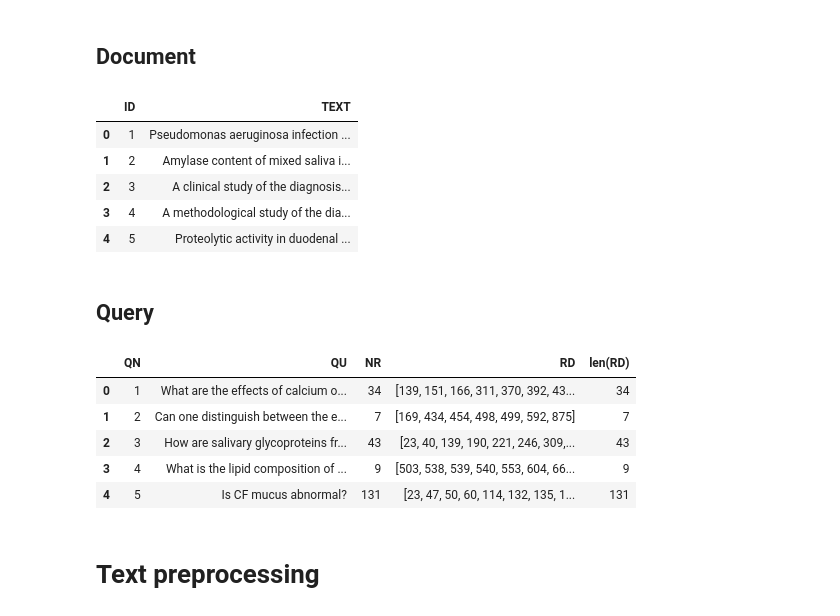
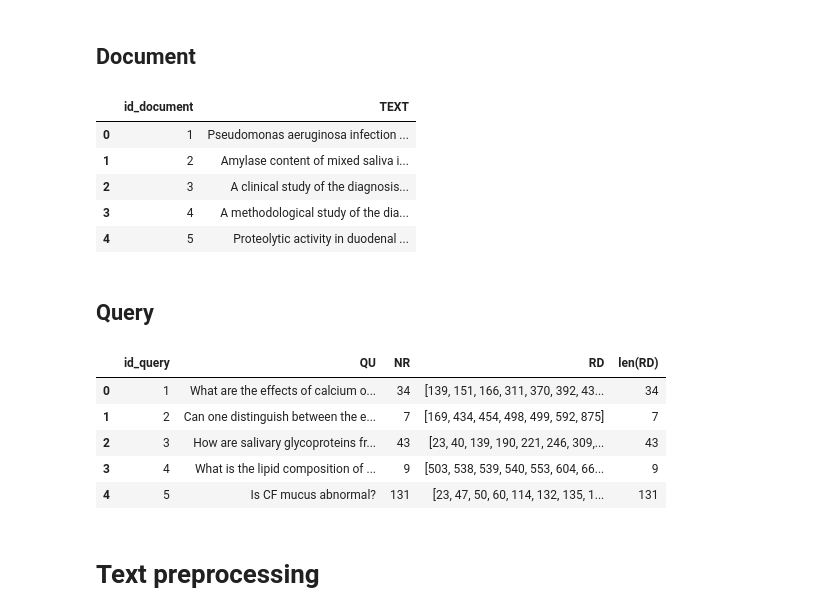
Before and after one commit to AnnaPaulaFigueiredo/INFORMATION-RETRIEVAL-TP1, a Jupyter notebook: code/analysis.ipynb, the cells around one changed output. Cells and saved outputs as stored; diff of their text form; code cells hidden in the pictures.

```diff
--- a/code/analysis.ipynb
+++ b/code/analysis.ipynb
@@ -83,36 +83,36 @@ def extract_informations(filename):
                     id_actual = line.split()[1]
                 elif line.startswith(("TI", "MJ", "MN", "AB", "EX")) and id_actual:
                     information += line[3:].strip()
                     while True:
                         next_line = file.readline()
                         if not next_line or re.match(r'\b[A-Z]{2}\s', next_line):
                             break
                         information += " " + next_line.strip()
 
             # Adiciona a última informação ao dicionário
             if id_actual and information:
                 data[id_actual] = information
 
     except FileNotFoundError:
         print("File not founded.")
 
     return data
 
 # Dicionário para armazenar os data
 data_complete = {}
 
 # Extrai as informações de cada file
 for fn in fn_files:
     path_file = f"../data/{fn}"
     data = extract_informations(path_file)
 
     data_complete.update(data)
 
-df_data = pd.DataFrame(list(data_complete.items()), columns=['ID', 'TEXT'])
-df_data = df_data.astype({'ID': int})
+df_data = pd.DataFrame(list(data_complete.items()), columns=['id', 'TEXT']).rename(columns={'id':'id_document'})
+df_data = df_data.astype({'id_document': int})
 df_data.head()
 # %% [output]
-|  | ID | TEXT |
+|  | id_document | TEXT |
 | 0 | 1 | Pseudomonas aeruginosa infection ... |
 | 1 | 2 | Amylase content of mixed saliva i... |
 | 2 | 3 | A clinical study of the diagnosis... |
@@ -175,10 +175,10 @@ def read_file_query(file_path):
 
 # Lê o arquivo e cria o DataFrame
 df_query = read_file_query(f'../data/{fn_queries}')
-df_query = df_query.astype({'QN': int})
+df_query = df_query.rename(columns={'QN':'id_query'}).astype({'id_query': int})
 df_query.head()
 # %% [output]
-|  | QN | QU | NR | RD | len(RD) |
+|  | id_query | QU | NR | RD | len(RD) |
 | 0 | 1 | What are the effects of calcium o... | 34 | [139, 151, 166, 311, 370, 392, 43... | 34 |
 | 1 | 2 | Can one distinguish between the e... | 7 | [169, 434, 454, 498, 499, 592, 875] | 7 |
 | 2 | 3 | How are salivary glycoproteins fr... | 43 | [23, 40, 139, 190, 221, 246, 309,... | 43 |
```
Also changed, not shown: parts of 49 cells of this notebook.
